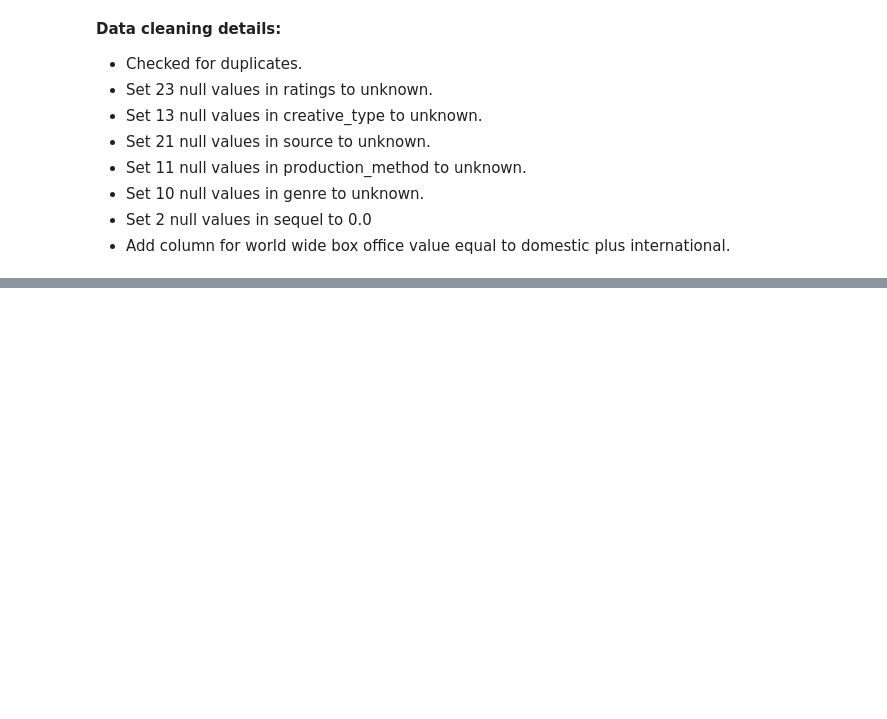
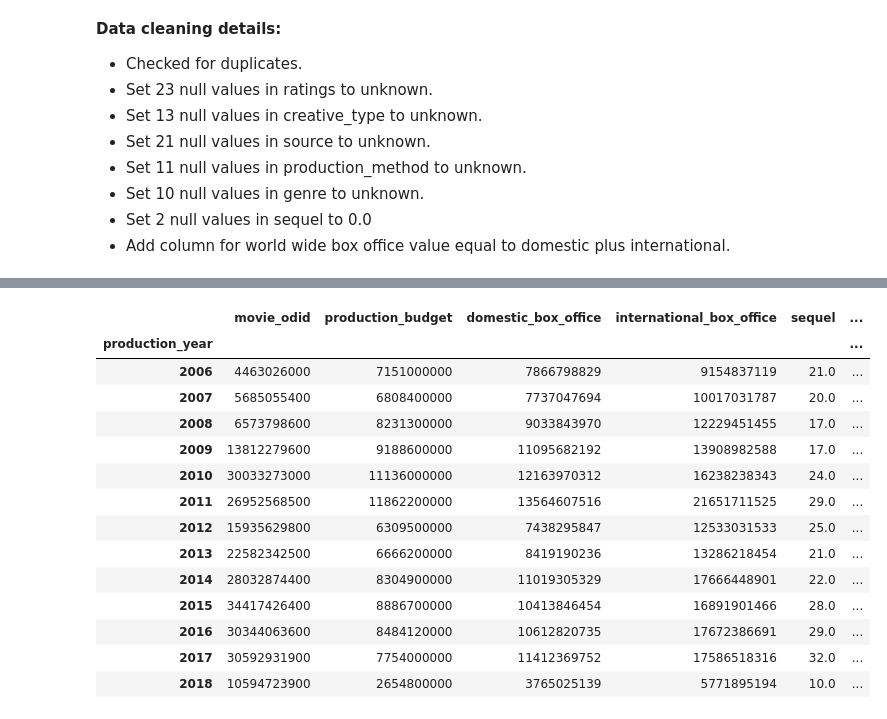
Before and after one commit to melodygr/microsoft_movie_analysis, a Jupyter notebook: Notebooks/Box_Office_Trends.ipynb, the cells around one changed output, grey strips where cells are left out. Cells and saved outputs as stored; diff of their text form; code cells hidden in the pictures; blank space fills up the shorter version.

```diff
--- a/Notebooks/Box_Office_Trends.ipynb
+++ b/Notebooks/Box_Office_Trends.ipynb
@@ -219,0 +279,25 @@ import seaborn as sns
+# %%
+#  As our data appears to be inconsistent over the years, tracking the total box office sales per year would lead us to believe
+#  that movive sales are tracking downward.  Perhaps it will be smarter to look at box office returns divided by the total
+#  number of movies we have each year.  I will add a column with value of 1 for each movie, so when we groupby and sum, we will
+#  have the count of movies each year.
+
+clean_opus_movie_data_df['count'] = np.ones((len(clean_opus_movie_data_df),), dtype=int)
+grouped_year = clean_opus_movie_data_df.groupby('production_year').sum()
+grouped_year
+# %% [output]
+|  | movie_odid | production_budget | domestic_box_office | international_box_office | sequel | ... |
+| production_year |  |  |  |  |  | ... |
+| 2006 | 4463026000 | 7151000000 | 7866798829 | 9154837119 | 21.0 | ... |
+| 2007 | 5685055400 | 6808400000 | 7737047694 | 10017031787 | 20.0 | ... |
+| 2008 | 6573798600 | 8231300000 | 9033843970 | 12229451455 | 17.0 | ... |
+| 2009 | 13812279600 | 9188600000 | 11095682192 | 13908982588 | 17.0 | ... |
+| 2010 | 30033273000 | 11136000000 | 12163970312 | 16238238343 | 24.0 | ... |
+| 2011 | 26952568500 | 11862200000 | 13564607516 | 21651711525 | 29.0 | ... |
+| 2012 | 15935629800 | 6309500000 | 7438295847 | 12533031533 | 25.0 | ... |
+| 2013 | 22582342500 | 6666200000 | 8419190236 | 13286218454 | 21.0 | ... |
+| 2014 | 28032874400 | 8304900000 | 11019305329 | 17666448901 | 22.0 | ... |
+| 2015 | 34417426400 | 8886700000 | 10413846454 | 16891901466 | 28.0 | ... |
+| 2016 | 30344063600 | 8484120000 | 10612820735 | 17672386691 | 29.0 | ... |
+| 2017 | 30592931900 | 7754000000 | 11412369752 | 17586518316 | 32.0 | ... |
+| 2018 | 10594723900 | 2654800000 | 3765025139 | 5771895194 | 10.0 | ... |
```
Also changed, not shown: parts of 16 cells of this notebook, 3 other files.
